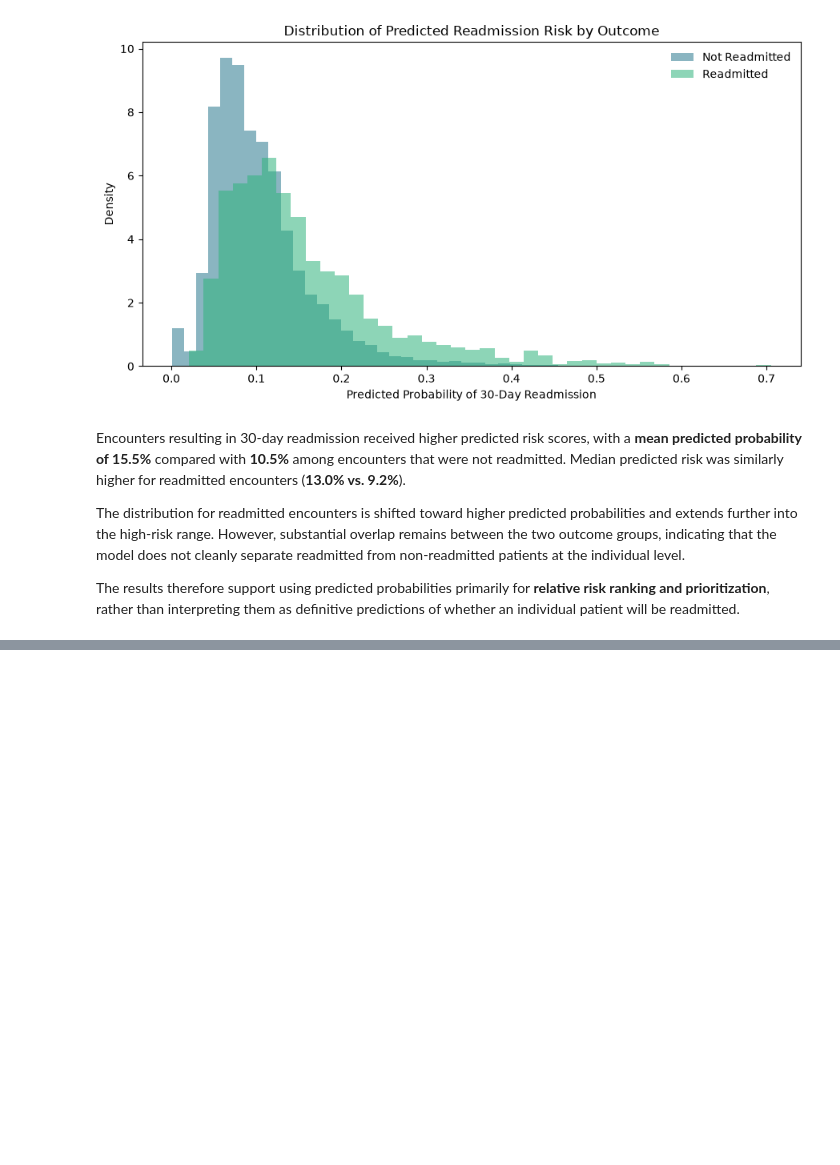
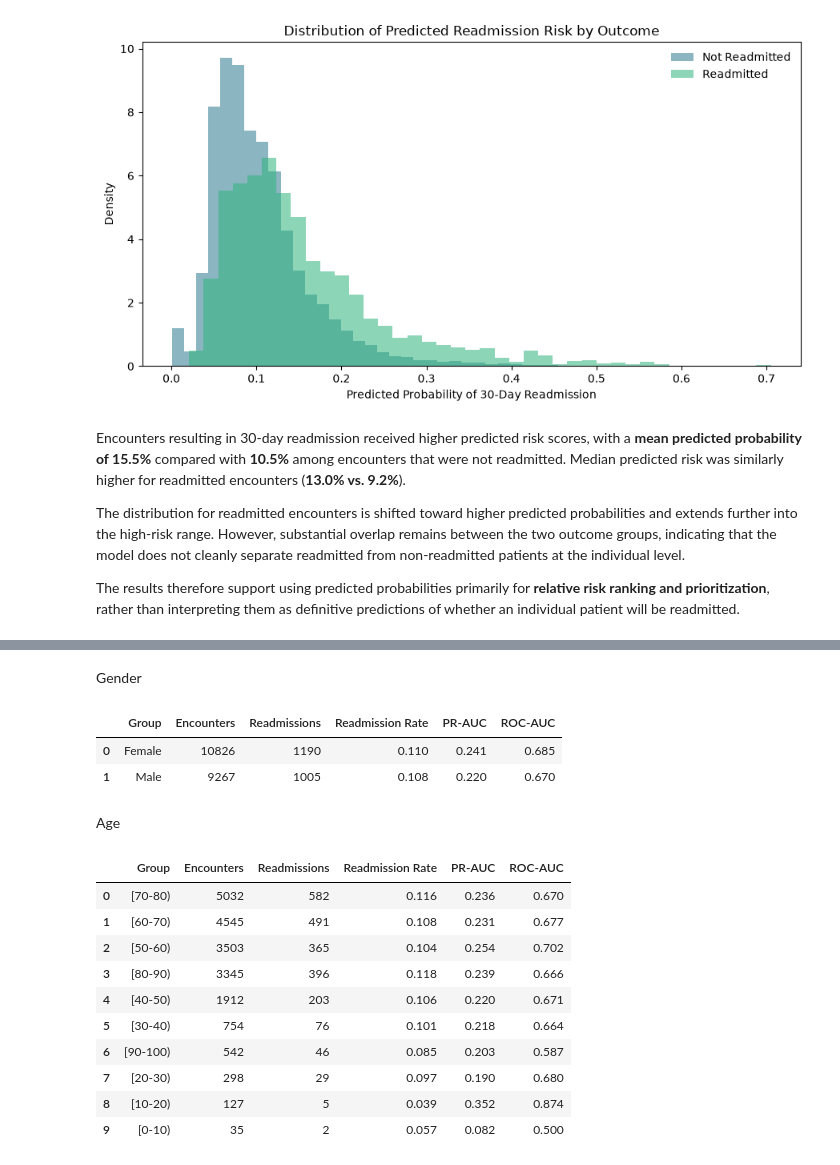
Before and after one commit to byegond-beep/hospital-readmission-resource-allocation-analytics, a Jupyter notebook: notebooks/06_model _evaluation.ipynb, the cells around one changed output, grey strips where cells are left out. Saved outputs shown, nothing was run; the diff lists cells and outputs as text; code cells hidden in the pictures; blank space fills up the shorter version.

```diff
--- a/notebooks/06_model _evaluation.ipynb
+++ b/notebooks/06_model _evaluation.ipynb
@@ -580,0 +725,64 @@ The results therefore support using predicted probabilities primarily for **rela
+# %%
+def evaluate_subgroups(data, group_col):
+    results = []
+
+    for group, subset in data.groupby(group_col):
+        positives = subset["actual"].sum()
+
+        if subset["actual"].nunique() < 2:
+            continue
+
+        results.append({
+            "Group": group,
+            "Encounters": len(subset),
+            "Readmissions": int(positives),
+            "Readmission Rate": subset["actual"].mean(),
+            "PR-AUC": average_precision_score(
+                subset["actual"],
+                subset["predicted_risk"]
+            ),
+            "ROC-AUC": roc_auc_score(
+                subset["actual"],
+                subset["predicted_risk"]
+            )
+        })
+
+    return (
+        pd.DataFrame(results)
+        .sort_values("Encounters", ascending=False)
+        .reset_index(drop=True)
+    )
+# %% [markdown]
+Gender
+# %%
+gender_performance = evaluate_subgroups(
+    subgroup_eval,
+    "gender"
+)
+
+gender_performance.round(3)
+# %% [output]
+|  | Group | Encounters | Readmissions | Readmission Rate | PR-AUC | ROC-AUC |
+| 0 | Female | 10826 | 1190 | 0.110 | 0.241 | 0.685 |
+| 1 | Male | 9267 | 1005 | 0.108 | 0.220 | 0.670 |
+# %% [markdown]
+Age
+# %%
+age_performance = evaluate_subgroups(
+    subgroup_eval,
+    "age"
+)
+
+age_performance.round(3)
+# %% [output]
+|  | Group | Encounters | Readmissions | Readmission Rate | PR-AUC | ROC-AUC |
+| 0 | [70-80) | 5032 | 582 | 0.116 | 0.236 | 0.670 |
+| 1 | [60-70) | 4545 | 491 | 0.108 | 0.231 | 0.677 |
+| 2 | [50-60) | 3503 | 365 | 0.104 | 0.254 | 0.702 |
+| 3 | [80-90) | 3345 | 396 | 0.118 | 0.239 | 0.666 |
+| 4 | [40-50) | 1912 | 203 | 0.106 | 0.220 | 0.671 |
+| 5 | [30-40) | 754 | 76 | 0.101 | 0.218 | 0.664 |
+| 6 | [90-100) | 542 | 46 | 0.085 | 0.203 | 0.587 |
+| 7 | [20-30) | 298 | 29 | 0.097 | 0.190 | 0.680 |
+| 8 | [10-20) | 127 | 5 | 0.039 | 0.352 | 0.874 |
+| 9 | [0-10) | 35 | 2 | 0.057 | 0.082 | 0.500 |
```
Also changed, not shown: parts of 21 cells of this notebook, 1 other file.
